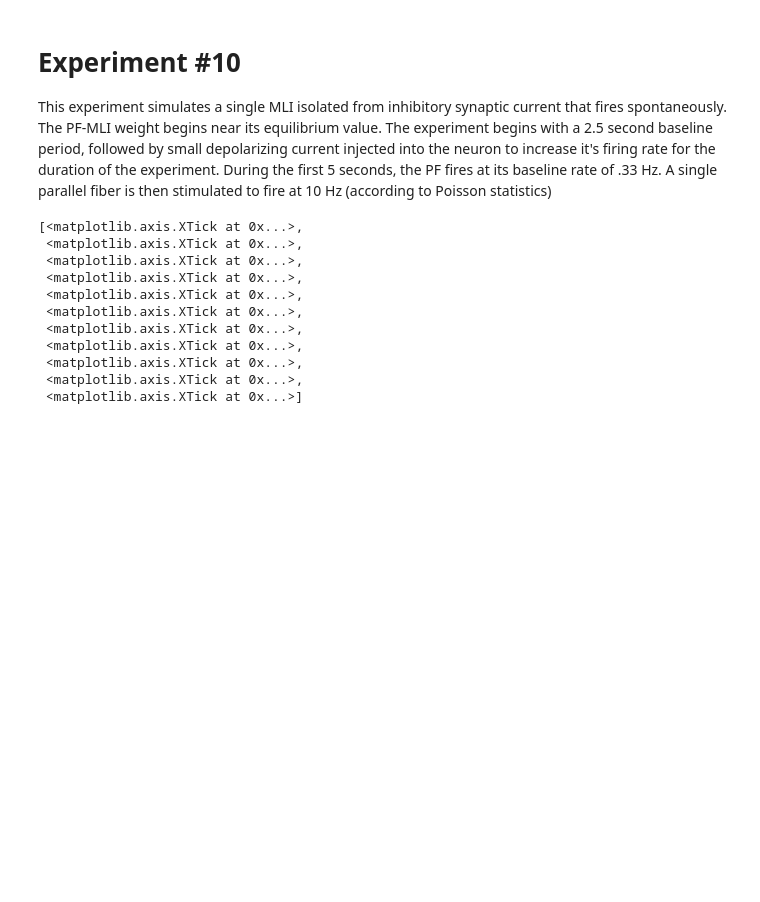
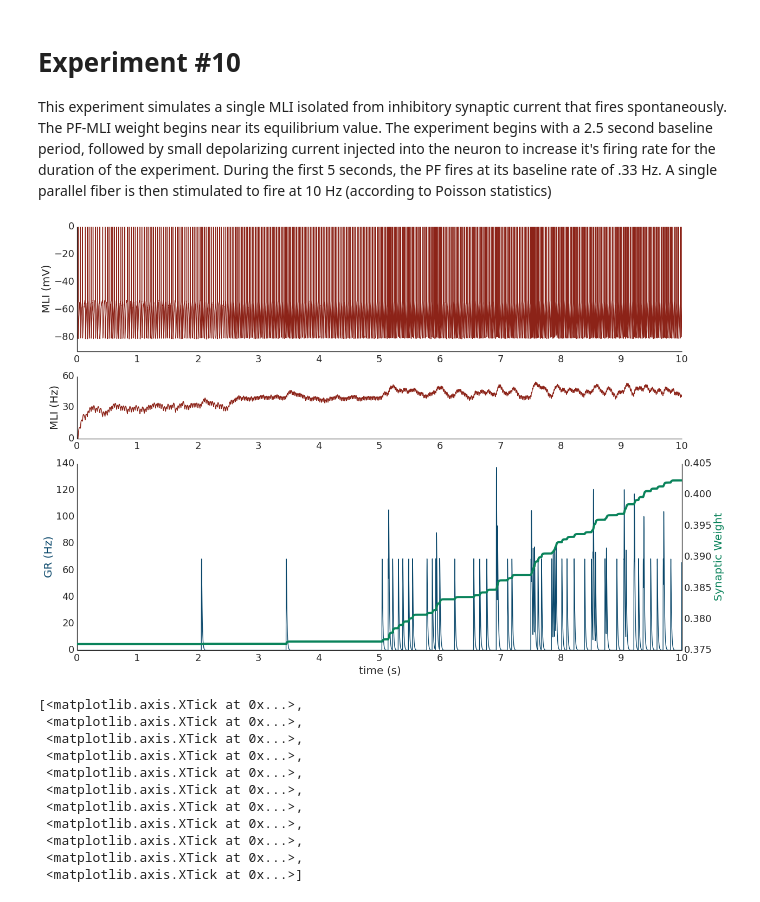
Before and after one commit to blennon/research, a Jupyter notebook: spiking_pf_mli_plasticity/notebooks/Experiment #10.ipynb, the cells around one changed output. Cells and saved outputs as stored; diff of their text form; code cells hidden in the pictures; blank space fills up the shorter version.

```diff
--- a/spiking_pf_mli_plasticity/notebooks/Experiment #10.ipynb
+++ b/spiking_pf_mli_plasticity/notebooks/Experiment #10.ipynb
@@ -13,7 +13,7 @@ from neuron_models import *
 from spiking_pf_mli_plasticity import *
 import seaborn as sns
 # %%
-save_results = True
+save_results = False
 exper_dir = '/home/bill/research/data/pf_mli_learning/experiment_10/'
 
 N_GR = 10
@@ -47,7 +47,7 @@ def run_net(initial_weights):
     def learn():
         update_weights(S_GR_MLI, GR_R, MLI_R, wmin)
 
-    run(1*65*second)
+    run(1*10*second)
 
     return GR_S, GR_R, MLI_V, MLI_S, MLI_R, W, S_GR_MLI.w[:,:]
 # %%
@@ -57,6 +57,21 @@ if save_results:
     objects_dict = {'GR_S':GR_S, 'GR_R':GR_R, 'MLI_V':MLI_V,
                 'MLI_S':MLI_S,'MLI_R':MLI_R, 'W':W}
     pickle_results(objects_dict, exper_dir)
+# %%
+T_show_end = 10
+fig = figure(figsize(20,14))
+ax1, ax2, ax3, ax4 = plot_pf_mli_w_fig(MLI_V,MLI_S,MLI_R,GR_R,W,fig,defaultclock,T_show_end)
+ax1.set_yticks(range(-80,20,20))
+ax1.set_xticks(range(0,T_show_end+1,1))
+ax2.set_yticks(range(0,90,30))
+ax2.set_xticks(range(0,T_show_end+1,1))
+ax3.set_xticks(range(0,T_show_end+1,1))
+fig.savefig(exper_dir+'exp10.tiff',dpi=(7.08/20)*900)
+fig.savefig(exper_dir+'exp10_lr.tiff',dpi=(7.08/20)*150)
+fig.savefig(exper_dir+'exp10.jpeg',dpi=(7.08/20)*300)
+fig.savefig(exper_dir+'exp10.eps',format='eps',dpi=(7.08/20)*1000)
+# %% [output]
+[figure, added]
 # %%
 T_show_end = 10
 fig = figure(figsize(20,14))
```
Also changed, not shown: 13 other files.
